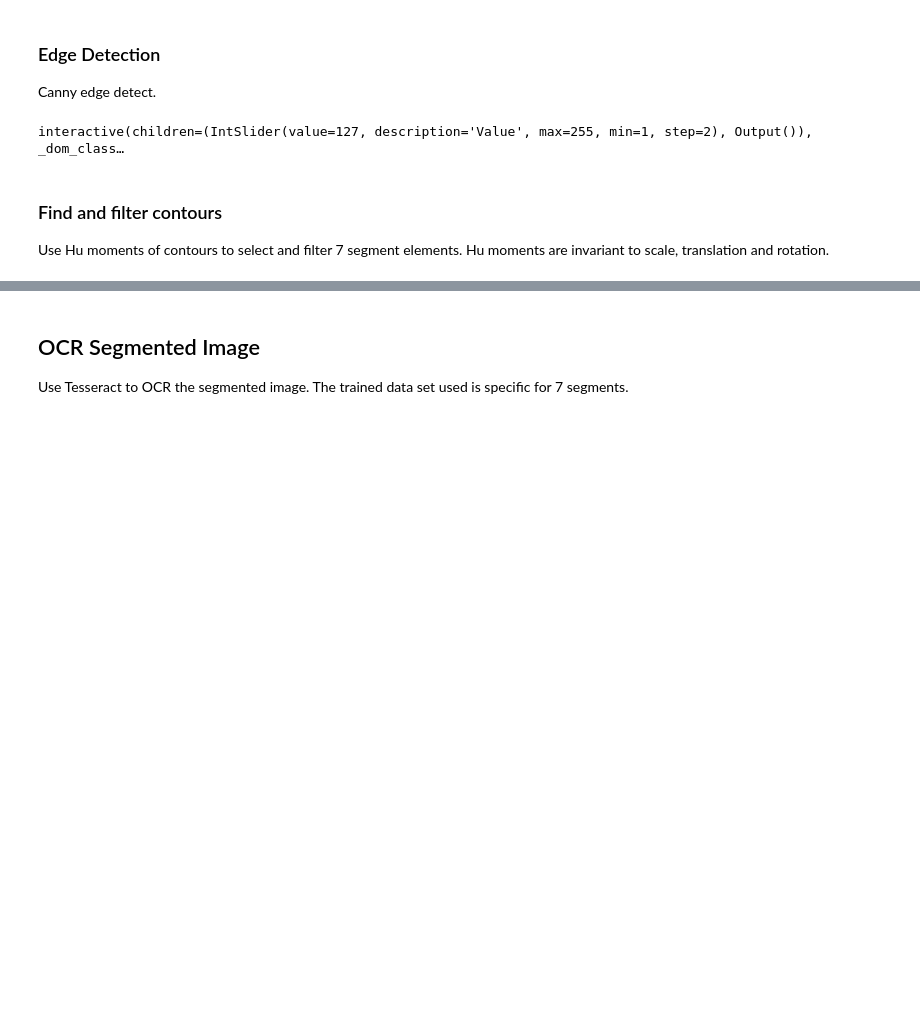
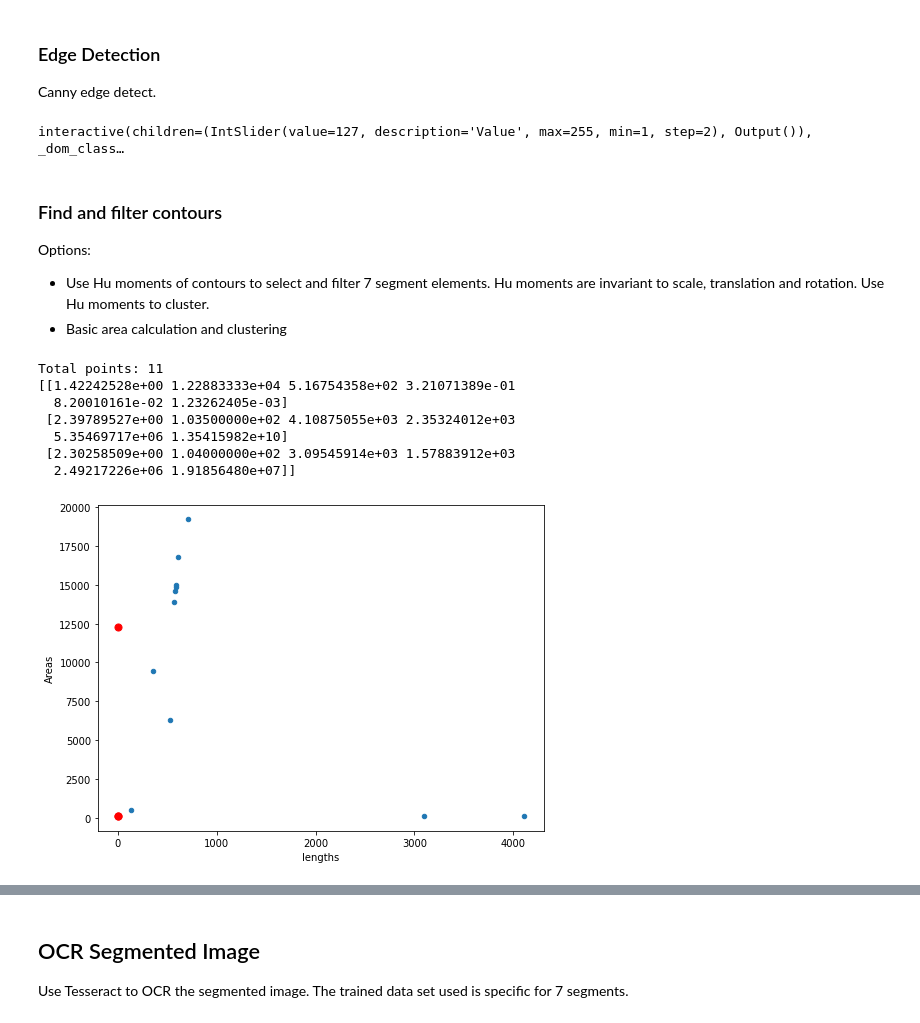
Before and after one commit to mthorley/notebooks, a Jupyter notebook: pentair-image-processing/Pentair Heater LCD Image Processing.ipynb, the cells around one changed output, grey strips where cells are left out. Cells and saved outputs as stored; diff of their text form; code cells hidden in the pictures; blank space fills up the shorter version.

```diff
--- a/pentair-image-processing/Pentair Heater LCD Image Processing.ipynb
+++ b/pentair-image-processing/Pentair Heater LCD Image Processing.ipynb
@@ -114,7 +119,57 @@ interactive(children=(IntSlider(value=127, description='Value', max=255, min=1,
 # %% [markdown]
 ### Find and filter contours
 
-Use Hu moments of contours to select and filter 7 segment elements. Hu moments are invariant to scale, translation and rotation.
+Options:
+
+ - Use Hu moments of contours to select and filter 7 segment elements. Hu moments are invariant to scale, translation and rotation. Use Hu moments to cluster.
+ - Basic area calculation and clustering
+# %%
+# Get contours
+#  RETR_TREE
+#  RETR_EXTERNAL - best
+contours, hierarchy = cv2.findContours(edges, cv2.RETR_EXTERNAL, cv2.CHAIN_APPROX_SIMPLE)
+
+log_indexs = []
+areas = []
+lengths = []
+moments_m0 = []
+moments_m1 = []
+moments_m2 = []
+
+i = 0
+for cnt in contours:
+    area = cv2.contourArea(cnt)
+    arclength = cv2.arcLength(cnt,False)
+    if (area>100):
+        areas.append(area)
+        lengths.append(arclength)
+        M = cv2.moments(cnt)
+        huM = cv2.HuMoments(M).flatten()
+        moments_m0.append(huM[0])
+        moments_m1.append(huM[1])
+        moments_m2.append(huM[2])
+        log_indexs.append(math.log(i+1))
+        i += 1
+
+dataset = list(zip(log_indexs, areas,lengths,moments_m0,moments_m1,moments_m2))
+df = pd.DataFrame(data = dataset, columns=['Log_indexes', 'Areas', 'lengths', 'M0', 'M1', 'M2'])
+df.plot.scatter(x='lengths', y='Areas')
+print("Total points:", i)
+
+kmeans = KMeans(n_clusters=3).fit(df)
+centroids = kmeans.cluster_centers_
+#plt.scatter(df['Log_indexes'], df['Areas'], c= kmeans.labels_.astype(float), s=50, alpha=0.5)
+plt.scatter(centroids[:, 0], centroids[:, 1], c='red', s=50)
+print(centroids)
+# %% [output]
+Total points: 11
+[[1.42242528e+00 1.22883333e+04 5.16754358e+02 3.21071389e-01
+  8.20010161e-02 1.23262405e-03]
+ [2.39789527e+00 1.03500000e+02 4.10875055e+03 2.35324012e+03
+  5.35469717e+06 1.35415982e+10]
+ [2.30258509e+00 1.04000000e+02 3.09545914e+03 1.57883912e+03
+  2.49217226e+06 1.91856480e+07]]
+[figure, added]
 # %%
 # Find contours
 img = cv2.imread(img_path, cv2.IMREAD_GRAYSCALE)
```
Also changed, not shown: parts of 10 cells of this notebook.
